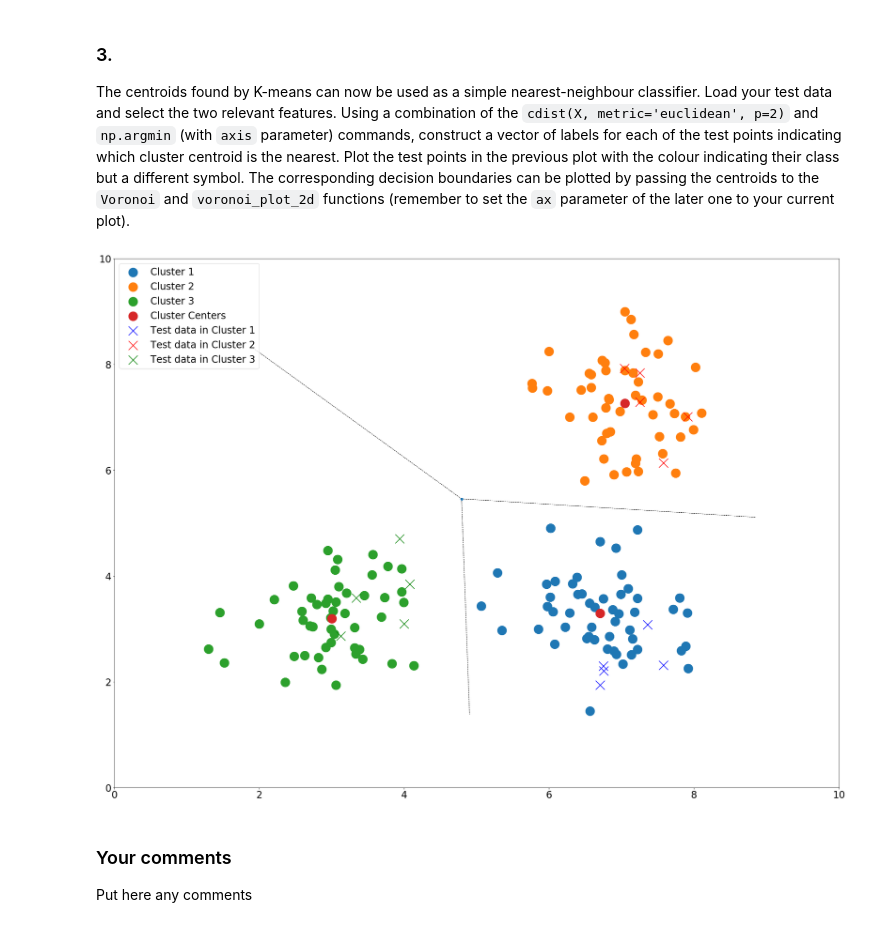
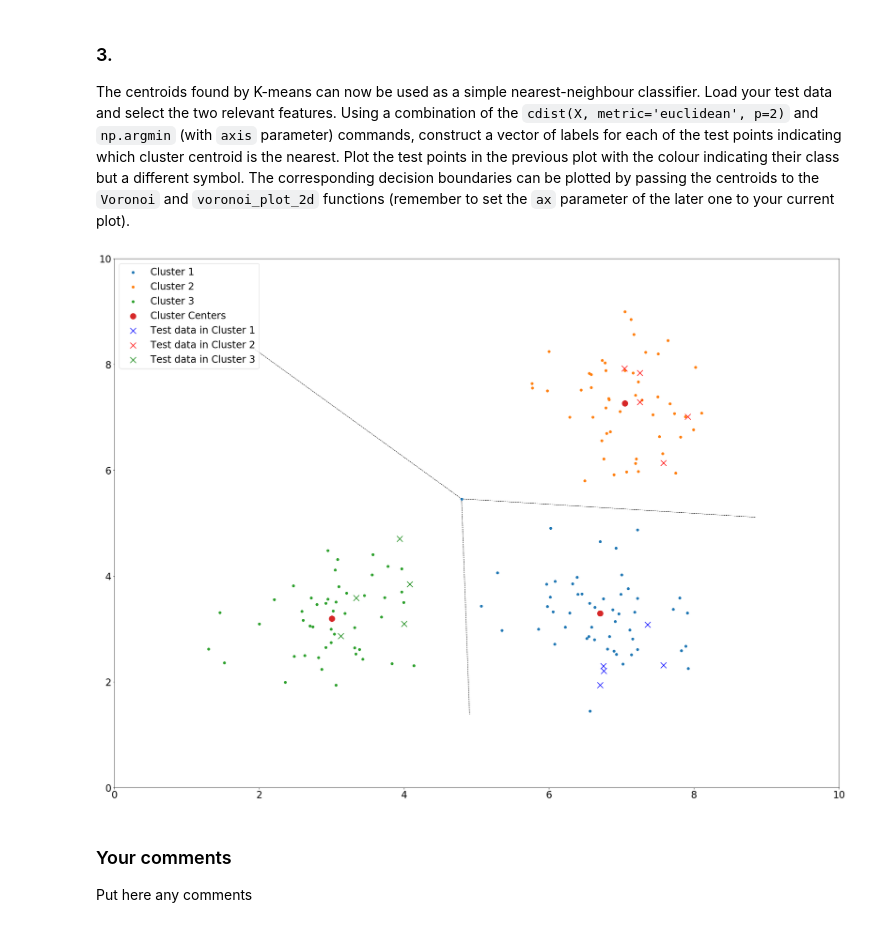
Before and after one commit to ainsleyrutterford/Clustering-and-Classifying-Data, a Jupyter notebook: cw1.ipynb, the cells around one changed output. Cells and saved outputs as stored; diff of their text form; code cells hidden in the pictures.

```diff
--- a/cw1.ipynb
+++ b/cw1.ipynb
@@ -116,37 +116,41 @@ The centroids found by K-means can now be used as a simple nearest-neighbour cla
 # %%
 test_data = np.loadtxt('ar16478.test')
 
 test = np.matrix([test_data[:,1], test_data[:,3]]).T
 
 test_cluster_indexes = np.argmin(cdist(test, k[0], metric='euclidean', p=2), axis=1)
 
 test_cluster1_indexes = np.where(test_cluster_indexes == 0)
 test_cluster2_indexes = np.where(test_cluster_indexes == 1)
 test_cluster3_indexes = np.where(test_cluster_indexes == 2)
 
 test_cluster1 = np.array(test[test_cluster1_indexes, :][0])
 test_cluster2 = np.array(test[test_cluster2_indexes, :][0])
 test_cluster3 = np.array(test[test_cluster3_indexes, :][0])
 
 fig = plt.figure()
 ax = fig.add_subplot(111)
 
+ax.set_title('Feature 2 vs Feature 4')
+ax.set_xlabel('Feature 2')
+ax.set_ylabel('Feature 4')
+
 voronoi_plot_2d(vor=Voronoi(k[0]), ax=ax, show_points=False)
 
-ax.scatter(cluster1[:,0], cluster1[:,1], s=500, label='Cluster 1')
-ax.scatter(cluster2[:,0], cluster2[:,1], s=500, label='Cluster 2')
-ax.scatter(cluster3[:,0], cluster3[:,1], s=500, label='Cluster 3')
-ax.scatter(cluster_centers[:,0], cluster_centers[:,1], s=500, label='Cluster Centers')
-ax.scatter(test_cluster1[:,0], test_cluster1[:,1], s=500, marker='x', c='b', label='Test data in Cluster 1')
-ax.scatter(test_cluster2[:,0], test_cluster2[:,1], s=500, marker='x', c='r', label='Test data in Cluster 2')
-ax.scatter(test_cluster3[:,0], test_cluster3[:,1], s=500, marker='x', c='g', label='Test data in Cluster 3')
+ax.scatter(cluster1[:,0], cluster1[:,1], label='Cluster 1')
+ax.scatter(cluster2[:,0], cluster2[:,1], label='Cluster 2')
+ax.scatter(cluster3[:,0], cluster3[:,1], label='Cluster 3')
+ax.scatter(cluster_centers[:,0], cluster_centers[:,1], s=200, label='Cluster Centers')
+ax.scatter(test_cluster1[:,0], test_cluster1[:,1], s=200, marker='x', c='b', label='Test data in Cluster 1')
+ax.scatter(test_cluster2[:,0], test_cluster2[:,1], s=200, marker='x', c='r', label='Test data in Cluster 2')
+ax.scatter(test_cluster3[:,0], test_cluster3[:,1], s=200, marker='x', c='g', label='Test data in Cluster 3')
 ax.legend(loc='upper left')
 ax.set_xlim([0,10])
 ax.set_ylim([0,10])
 
 plt.show()
 # %% [output]
-[figure, old version]
+[figure, new version]
 # %% [markdown]
 ### Your comments ###
 
```
Also changed, not shown: parts of 5 cells of this notebook.
